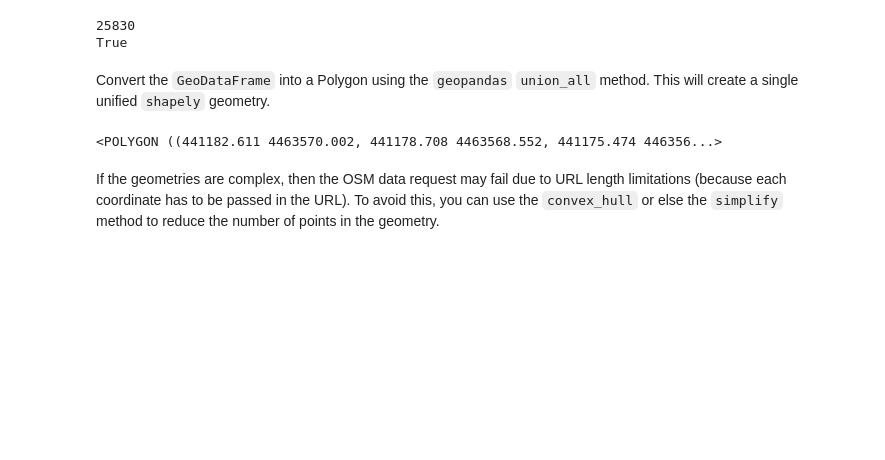
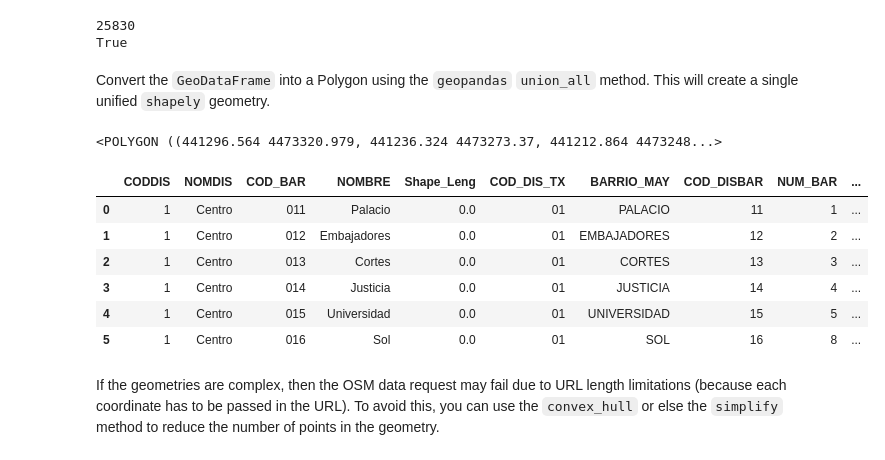
Before and after one commit to benchmark-urbanism/cityseer-examples, a Jupyter notebook: recipes/networks/network_from_bounds.ipynb, the cells around one changed output. Drawn from its saved outputs; the diff is of its cells as text; code cells hidden in the pictures; blank space fills up the shorter version.

```diff
--- a/recipes/networks/network_from_bounds.ipynb
+++ b/recipes/networks/network_from_bounds.ipynb
@@ -39,10 +50,21 @@ True
 # %% [markdown]
 Convert the `GeoDataFrame` into a Polygon using the `geopandas` `union_all` method. This will create a single unified `shapely` geometry.
 # %%
-bounds_geom = bounds_gpd.union_all()
+centro_gpd = bounds_gpd[bounds_gpd["NOMDIS"] == "Centro"]
+bounds_geom = centro_gpd.union_all()
 bounds_geom
 # %% [output]
-<POLYGON ((441182.611 4463570.002, 441178.708 4463568.552, 441175.474 446356...>
+<POLYGON ((441296.564 4473320.979, 441236.324 4473273.37, 441212.864 4473248...>
+# %%
+centro_gpd
+# %% [output]
+|  | CODDIS | NOMDIS | COD_BAR | NOMBRE | Shape_Leng | COD_DIS_TX | BARRIO_MAY | COD_DISBAR | NUM_BAR | ... |
+| 0 | 1 | Centro | 011 | Palacio | 0.0 | 01 | PALACIO | 11 | 1 | ... |
+| 1 | 1 | Centro | 012 | Embajadores | 0.0 | 01 | EMBAJADORES | 12 | 2 | ... |
+| 2 | 1 | Centro | 013 | Cortes | 0.0 | 01 | CORTES | 13 | 3 | ... |
+| 3 | 1 | Centro | 014 | Justicia | 0.0 | 01 | JUSTICIA | 14 | 4 | ... |
+| 4 | 1 | Centro | 015 | Universidad | 0.0 | 01 | UNIVERSIDAD | 15 | 5 | ... |
+| 5 | 1 | Centro | 016 | Sol | 0.0 | 01 | SOL | 16 | 8 | ... |
 # %% [markdown]
 If the geometries are complex, then the OSM data request may fail due to URL length limitations (because each coordinate has to be passed in the URL). To avoid this, you can use the `convex_hull` or else the `simplify` method to reduce the number of points in the geometry.
 # %%
```
Also changed, not shown: parts of 7 cells of this notebook, 16 other files.
